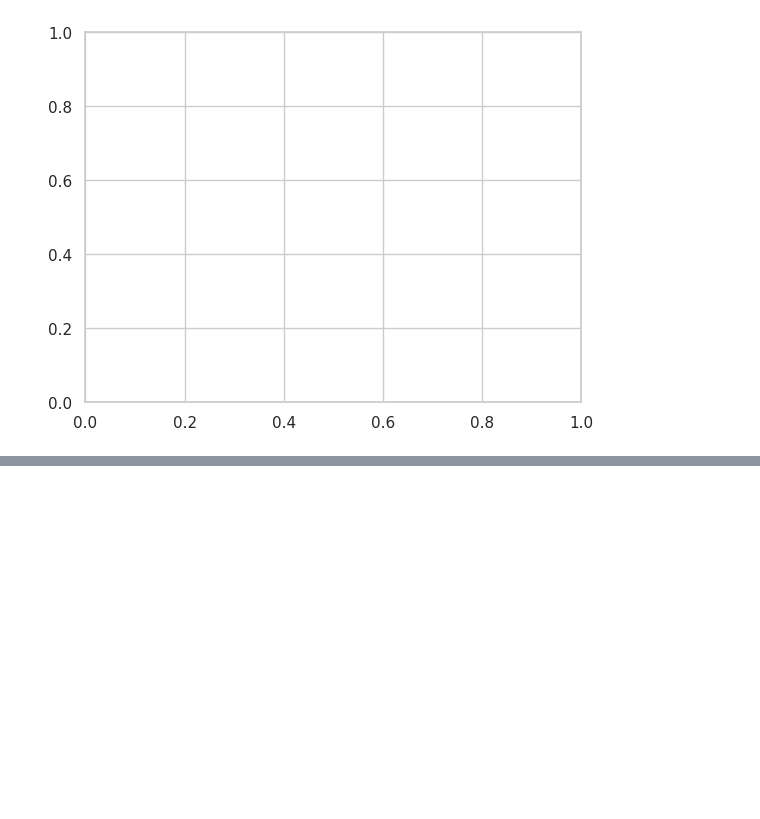
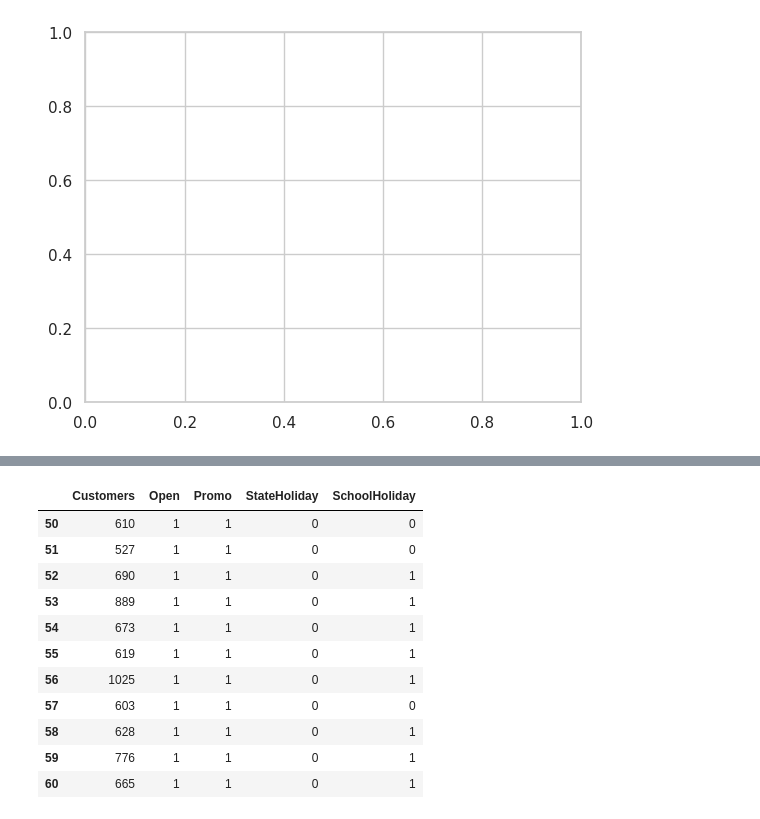
Before and after one commit to shivanginayak-bit/shivanginayak-bit, a Jupyter notebook: Pandas_Operations.ipynb, the cells around one changed output, grey strips where cells are left out. Drawn from its saved outputs; the diff is of its cells as text; code cells hidden in the pictures; blank space fills up the shorter version.

```diff
--- a/Pandas_Operations.ipynb
+++ b/Pandas_Operations.ipynb
@@ -1013,0 +1088,15 @@ Mounted at /content/RossmannStoresData.csv
+# %%
+df.loc[50:60,['Customers','Open','Promo','StateHoliday','SchoolHoliday']]
+# %% [output]
+|  | Customers | Open | Promo | StateHoliday | SchoolHoliday |
+| 50 | 610 | 1 | 1 | 0 | 0 |
+| 51 | 527 | 1 | 1 | 0 | 0 |
+| 52 | 690 | 1 | 1 | 0 | 1 |
+| 53 | 889 | 1 | 1 | 0 | 1 |
+| 54 | 673 | 1 | 1 | 0 | 1 |
+| 55 | 619 | 1 | 1 | 0 | 1 |
+| 56 | 1025 | 1 | 1 | 0 | 1 |
+| 57 | 603 | 1 | 1 | 0 | 0 |
+| 58 | 628 | 1 | 1 | 0 | 1 |
+| 59 | 776 | 1 | 1 | 0 | 1 |
+| 60 | 665 | 1 | 1 | 0 | 1 |
```
Also changed, not shown: parts of 9 cells of this notebook.
